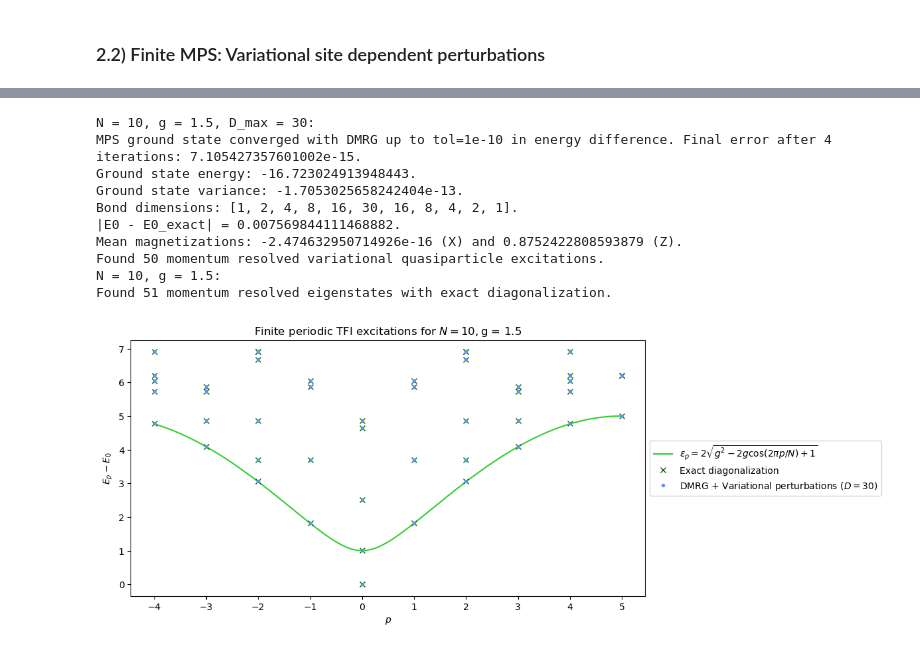
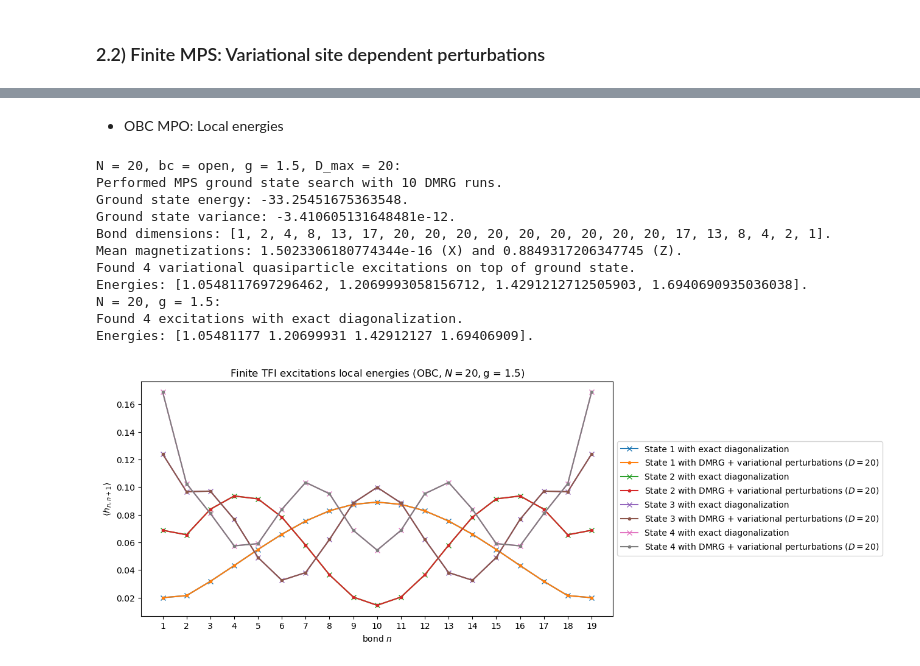
Before and after one commit to lukasjwittmann/mps_excitations_toycodes, a Jupyter notebook: tfi_spectrum.ipynb, the cells around one changed output, grey strips where cells are left out. Saved outputs shown, nothing was run; the diff lists cells and outputs as text; code cells hidden in the pictures.

```diff
--- a/tfi_spectrum.ipynb
+++ b/tfi_spectrum.ipynb
@@ -69,10 +81,11 @@ def get_infinite_tfi_gs(g, D):
 # %% [markdown]
 ### 1.2) Finite MPS: DMRG
 # %%
-def get_finite_tfi_gs(N, g, D_max, bc):
+def get_finite_tfi_gs(N, bc, g, D_max, eps, num_runs):
     """For the TFI model on a finite chain of length N with boundary conditions bc and transverse
-    field g, find the ground state with DMRG using a maximal bond dimension D_max."""
-    print(f"N = {N}, g = {g}, D_max = {D_max}:")
+    field g, find the ground state with num_runs DMRG runs. Allow maximal bond dimension D_max and
+    discard any singular values smaller than eps."""
+    print(f"N = {N}, bc = {bc}, g = {g}, D_max = {D_max}:")
     tfi_model_finite = TFIModelFinite(N, g)
     mpo = tfi_model_finite.get_mpo(bc)
     if g >= 1:  # paramagnetic phase and critical point
@@ -82,7 +95,7 @@ def get_finite_tfi_gs(N, g, D_max, bc):
         spin_orientations = ["right", "left"]
         spin_orientation = random.choice(spin_orientations)
         guess_mps0 = MPS.from_qubit_product_state(N, spin_orientation)
-    E0, mps0, var0 = dmrg_algorithm(mpo, guess_mps0, D_max, eps=1.e-10, tol=1.e-10)
+    E0, mps0, var0 = dmrg_algorithm(mpo, guess_mps0, D_max, eps, num_runs)
     if bc == "periodic":
         E0_exact = tfi_model_finite.get_exact_gs_energy()
         print(f"|E0 - E0_exact| = {np.abs(E0-E0_exact)}.")
@@ -202,6 +193,12 @@ Found mx0=-0.9646786299603098 and mx0_tilde=0.9646786299603091 after 2 ground st
 # %%
+D = 10
+tol = 1.e-10
+ps_exact, es_exact_para, ps, es_para = get_infinite_tfi_excitation_dispersion(g=1.5, D=D, tol=tol)
+_, es_exact_crit, _, es_crit = get_infinite_tfi_excitation_dispersion(g=1., D=D, tol=tol)
+_, es_exact_ferro, _, es_ferro = get_infinite_tfi_excitation_dispersion(g=0.5, D=D, tol=tol)
+
 plt.figure(figsize=(6, 4))
-plt.title(r"Infinite TFI excitations $\epsilon_p = 2 \sqrt{g^2 - 2Jg\cos(p) + J^2}$")
+plt.title(r"Infinite TFI excitations $\epsilon_p = 2 \sqrt{g^2 - 2g\cos(p) + 1}$")
 plt.xticks(np.arange(-np.pi, 3*np.pi/2, np.pi/2), \
            [r"$-\pi$",r"$-\pi /2$", r"$0$", r"$\pi /2$",r"$\pi$"])
 plt.axhline(y=0., color="black")
@@ -213,6 +210,7 @@ plt.plot(ps_exact, es_exact_ferro, color="lightgreen")
 plt.plot(ps, es_ferro, ".", color="green", label=r"$g = 0.5$")
 plt.xlabel(r"$p$")
 plt.ylabel(r"$\epsilon_p$")
-plt.legend(title=f"Variationally with $D = {D}$", loc='center left', bbox_to_anchor=(1, 0.5))
+plt.legend(title=f"VUMPS + variational perturbations ($D = {D}$)", loc='center left', \
+           bbox_to_anchor=(1, 0.5))
 plt.show()
 # %% [output]
@@ -324,0 +583,2 @@ D = 30
+# %% [markdown]
+* OBC MPO: Local energies
@@ -325,30 +654,34 @@ D = 30
 # %%
+N = 20
 g = 1.5
+D = 20
+eps = 1.e-10
+k = 4
 
-ps_exact, Es_exact, ps_mps, Es_mps = get_finite_tfi_excitation_dispersion(N, g, D, k=5*N)
-_, _, ps_ed, Es_ed = get_finite_tfi_excitation_dispersion_ed(N, g, k=5*N)
+es, e_bondss, empss = get_finite_tfi_excitations_obc(N, g, D, eps, k)
+es_ed, e_bondss_ed, psis_ed = get_finite_tfi_excitations_obc_ed(N, g, k)
 
 plt.figure(figsize=(10, 5))
-plt.title(f"Finite periodic TFI excitations for $N = {N}, $g = {g}")
-plt.xticks(TFIModelFinite(N, g).get_ps())
-plt.plot(ps_exact, Es_exact, "-", color="limegreen", \
-         label=r"$\epsilon_p = 2 \sqrt{g^2 - 2g\cos(2\pi p/N) + 1}$")
-plt.plot(ps_ed[:-5], Es_ed[:-5], "x", color="darkgreen", label="Exact diagonalization")
-plt.plot(ps_mps[:-5], Es_mps[:-5], ".", color="cornflowerblue", \
-         label=f"DMRG + Variational perturbations ($D = {D}$)")
-plt.xlabel(r"$p$")
-plt.ylabel(r"$E_p - E_0$")
+plt.title(f"Finite TFI excitations local energies (OBC, $N = {N}, $g = {g})")
+plt.xticks(range(1, N))
+for i in range(k):
+    plt.plot(range(1, N), e_bondss_ed[i], "x-", label=f"State {i+1} with exact diagonalization")
+    plt.plot(range(1, N), e_bondss[i], ".-", \
+             label=f"State {i+1} with DMRG + variational perturbations ($D = {D}$)")
+plt.xlabel(r"bond $n$")
+plt.ylabel(r"$\langle h_{n, n+1} \rangle$")
 plt.legend(loc='center left', bbox_to_anchor=(1, 0.5))
 plt.show()
 # %% [output]
-N = 10, g = 1.5, D_max = 30:
-MPS ground state converged with DMRG up to tol=1e-10 in energy difference. Final error after 4 iterations: 7.105427357601002e-15.
-Ground state energy: -16.723024913948443.
-Ground state variance: -1.7053025658242404e-13.
-Bond dimensions: [1, 2, 4, 8, 16, 30, 16, 8, 4, 2, 1].
-|E0 - E0_exact| = 0.007569844111468882.
-Mean magnetizations: -2.474632950714926e-16 (X) and 0.8752422808593879 (Z).
-Found 50 momentum resolved variational quasiparticle excitations.
-N = 10, g = 1.5:
-Found 51 momentum resolved eigenstates with exact diagonalization.
+N = 20, bc = open, g = 1.5, D_max = 20:
+Performed MPS ground state search with 10 DMRG runs.
+Ground state energy: -33.25451675363548.
+Ground state variance: -3.410605131648481e-12.
+Bond dimensions: [1, 2, 4, 8, 13, 17, 20, 20, 20, 20, 20, 20, 20, 20, 20, 17, 13, 8, 4, 2, 1].
+Mean magnetizations: 1.5023306180774344e-16 (X) and 0.8849317206347745 (Z).
+Found 4 variational quasiparticle excitations on top of ground state.
+Energies: [1.0548117697296462, 1.2069993058156712, 1.4291212712505903, 1.6940690935036038].
+N = 20, g = 1.5:
+Found 4 excitations with exact diagonalization.
+Energies: [1.05481177 1.20699931 1.42912127 1.69406909].
-[figure, old version]
+[figure, new version]
```
Also changed, not shown: parts of 33 cells of this notebook.
